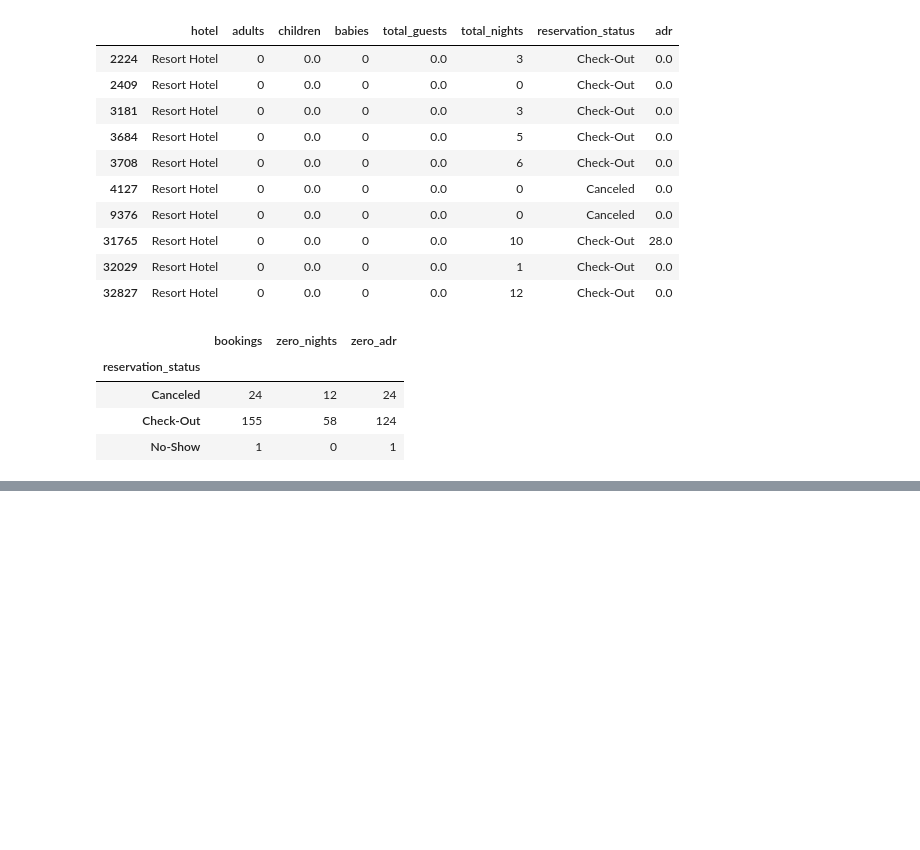
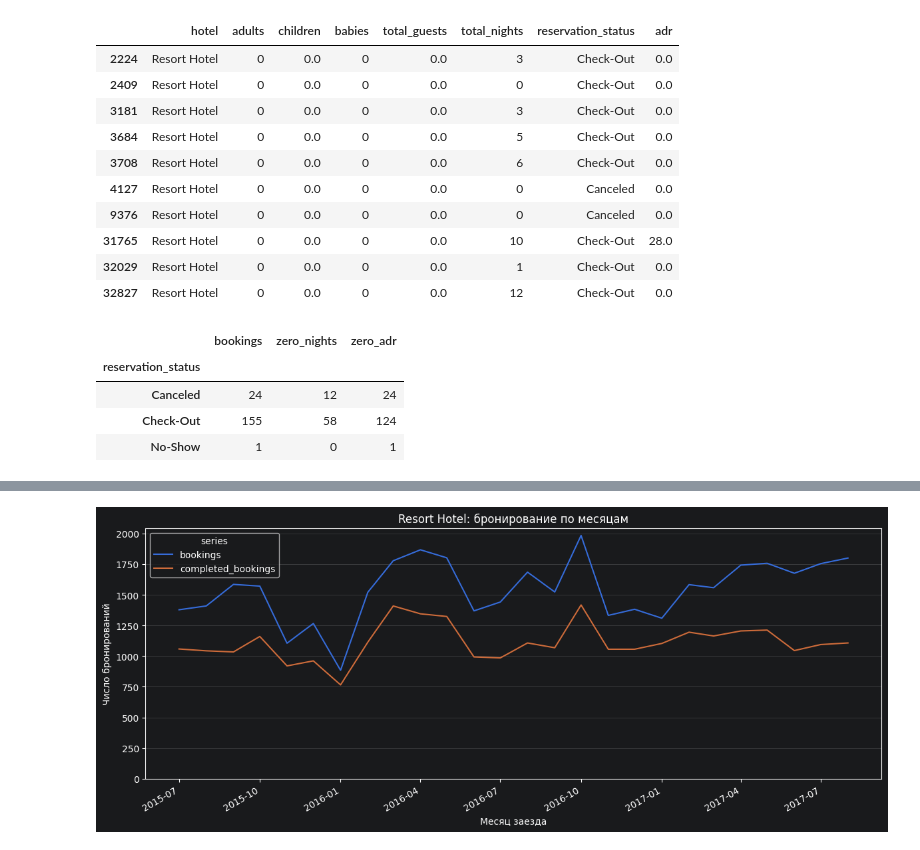
Before and after one commit to prodavec-svg/Hotel_EDA, a Jupyter notebook: notebooks/01_hotel_eda.ipynb, the cells around one changed output, grey strips where cells are left out. Saved outputs shown, nothing was run; the diff lists cells and outputs as text; code cells hidden in the pictures; blank space fills up the shorter version.

```diff
--- a/notebooks/01_hotel_eda.ipynb
+++ b/notebooks/01_hotel_eda.ipynb
@@ -516,0 +1123,29 @@ display(zero_guest_bookings.groupby('reservation_status').agg(
+# %%
+resort_monthly=monthly_demand.xs(key='Resort Hotel',level="hotel").sort_index().reset_index()
+resort_monthly['arrival_year_month']=resort_monthly['arrival_year_month'].dt.to_timestamp()
+
+resort_plot=resort_monthly.melt(
+    id_vars="arrival_year_month",
+    value_vars=['bookings','completed_bookings'],
+    value_name='reservation_count',
+    var_name='series',
+)
+fig, ax =plt.subplots(figsize=(12,5))
+
+sns.lineplot(
+    data=resort_plot,
+    x='arrival_year_month',
+    y='reservation_count',
+    hue='series',
+    markers='o',
+    ax=ax
+)
+ax.set_title('Resort Hotel: бронирование по месяцам')
+ax.set_xlabel('Месяц заезда')
+ax.set_ylabel('Число бронирований')
+ax.set_ylim(bottom=0)
+ax.grid(axis='y',alpha=0.3)
+fig.autofmt_xdate()
+plt.tight_layout()
+# %% [output]
+[figure, added]
```
Also changed, not shown: parts of 41 cells of this notebook.
